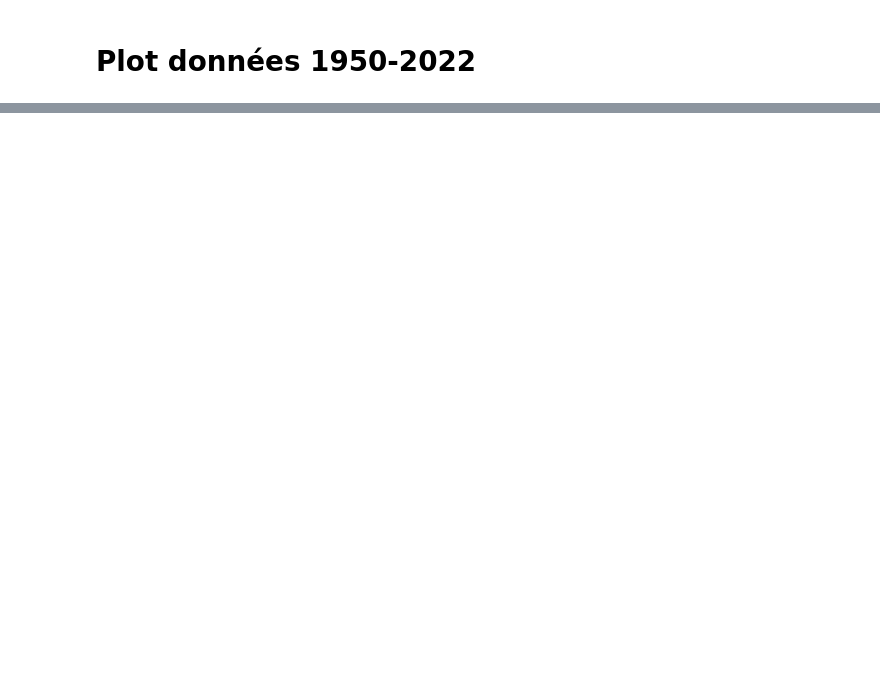
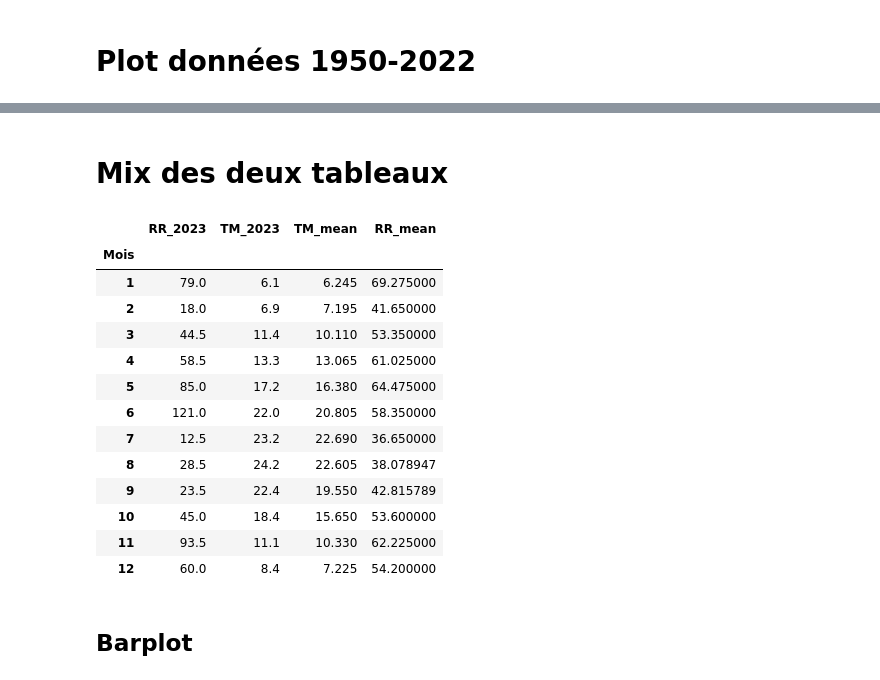
Before and after one commit to GabrielINRAe/Projet_Dataviz, a Jupyter notebook: Diagramme ombro pour station auzeville.ipynb, the cells around one changed output, grey strips where cells are left out. Drawn from its saved outputs; the diff is of its cells as text; code cells hidden in the pictures; blank space fills up the shorter version.

```diff
--- a/Diagramme ombro pour station auzeville.ipynb
+++ b/Diagramme ombro pour station auzeville.ipynb
@@ -187,0 +96,25 @@ plot2
+# %% [markdown]
+# Mix des deux tableaux
+# %%
+data_2023 = pd.read_json(r'output\data_2023_auz.json', orient='table')    # Lire les données de 2023
+data_pre_2022 = pd.read_json(r'output\mean_pre_2022.json', orient='table')    # Lire les données de 2003 à 2022
+# %%
+table = data_2023.join(data_pre_2022)    # Joindre les deux jeux de données
+table
+# %% [output]
+|  | RR_2023 | TM_2023 | TM_mean | RR_mean |
+| Mois |  |  |  |  |
+| 1 | 79.0 | 6.1 | 6.245 | 69.275000 |
+| 2 | 18.0 | 6.9 | 7.195 | 41.650000 |
+| 3 | 44.5 | 11.4 | 10.110 | 53.350000 |
+| 4 | 58.5 | 13.3 | 13.065 | 61.025000 |
+| 5 | 85.0 | 17.2 | 16.380 | 64.475000 |
+| 6 | 121.0 | 22.0 | 20.805 | 58.350000 |
+| 7 | 12.5 | 23.2 | 22.690 | 36.650000 |
+| 8 | 28.5 | 24.2 | 22.605 | 38.078947 |
+| 9 | 23.5 | 22.4 | 19.550 | 42.815789 |
+| 10 | 45.0 | 18.4 | 15.650 | 53.600000 |
+| 11 | 93.5 | 11.1 | 10.330 | 62.225000 |
+| 12 | 60.0 | 8.4 | 7.225 | 54.200000 |
+# %% [markdown]
+## Barplot
```
Also changed, not shown: parts of 9 cells of this notebook, 2 other files.
